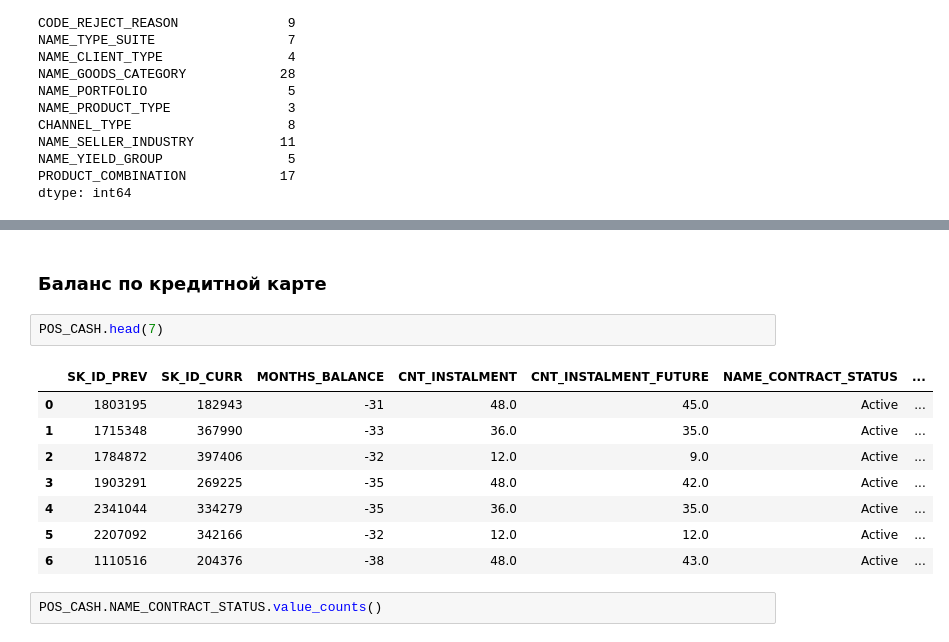
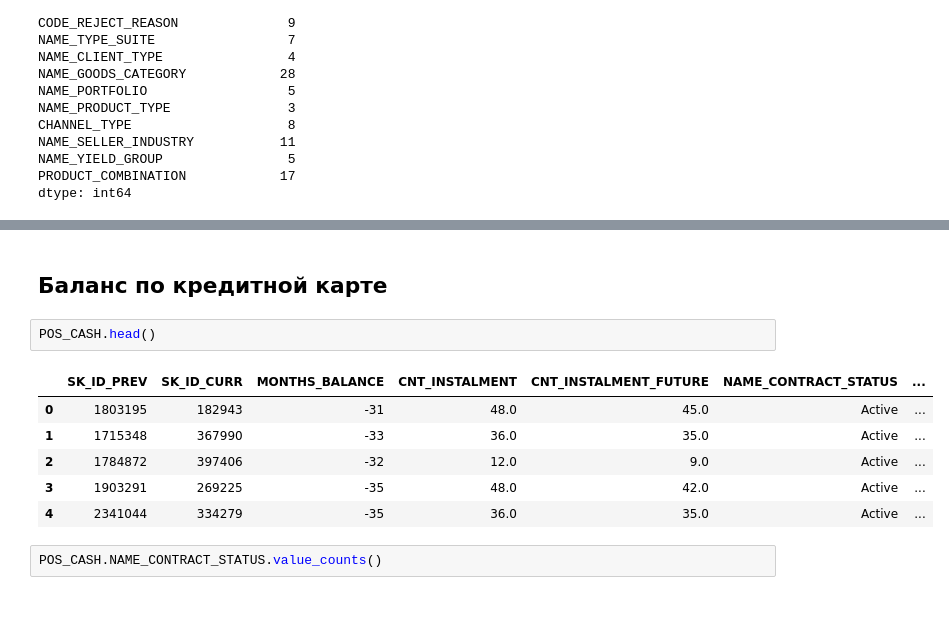
Before and after one commit to bypolyarka/home-credit-kaggle, a Jupyter notebook: home_credit_full_data_fe.ipynb, the cells around one changed output, grey strips where cells are left out. Drawn from its saved outputs; the diff is of its cells as text; blank space fills up the shorter version.

```diff
--- a/home_credit_full_data_fe.ipynb
+++ b/home_credit_full_data_fe.ipynb
@@ -308,18 +551,16 @@ gc.collect()
 # %% [output]
 0
 # %% [markdown]
-### Баланс по кредитной карте
+## Баланс по кредитной карте
 # %%
-POS_CASH.head(7)
+POS_CASH.head()
 # %% [output]
 |  | SK_ID_PREV | SK_ID_CURR | MONTHS_BALANCE | CNT_INSTALMENT | CNT_INSTALMENT_FUTURE | NAME_CONTRACT_STATUS | ... |
 | 0 | 1803195 | 182943 | -31 | 48.0 | 45.0 | Active | ... |
 | 1 | 1715348 | 367990 | -33 | 36.0 | 35.0 | Active | ... |
 | 2 | 1784872 | 397406 | -32 | 12.0 | 9.0 | Active | ... |
 | 3 | 1903291 | 269225 | -35 | 48.0 | 42.0 | Active | ... |
 | 4 | 2341044 | 334279 | -35 | 36.0 | 35.0 | Active | ... |
-| 5 | 2207092 | 342166 | -32 | 12.0 | 12.0 | Active | ... |
-| 6 | 1110516 | 204376 | -38 | 48.0 | 43.0 | Active | ... |
 # %%
 POS_CASH.NAME_CONTRACT_STATUS.value_counts()
 # %% [output]
```
Also changed, not shown: parts of 51 cells of this notebook.
